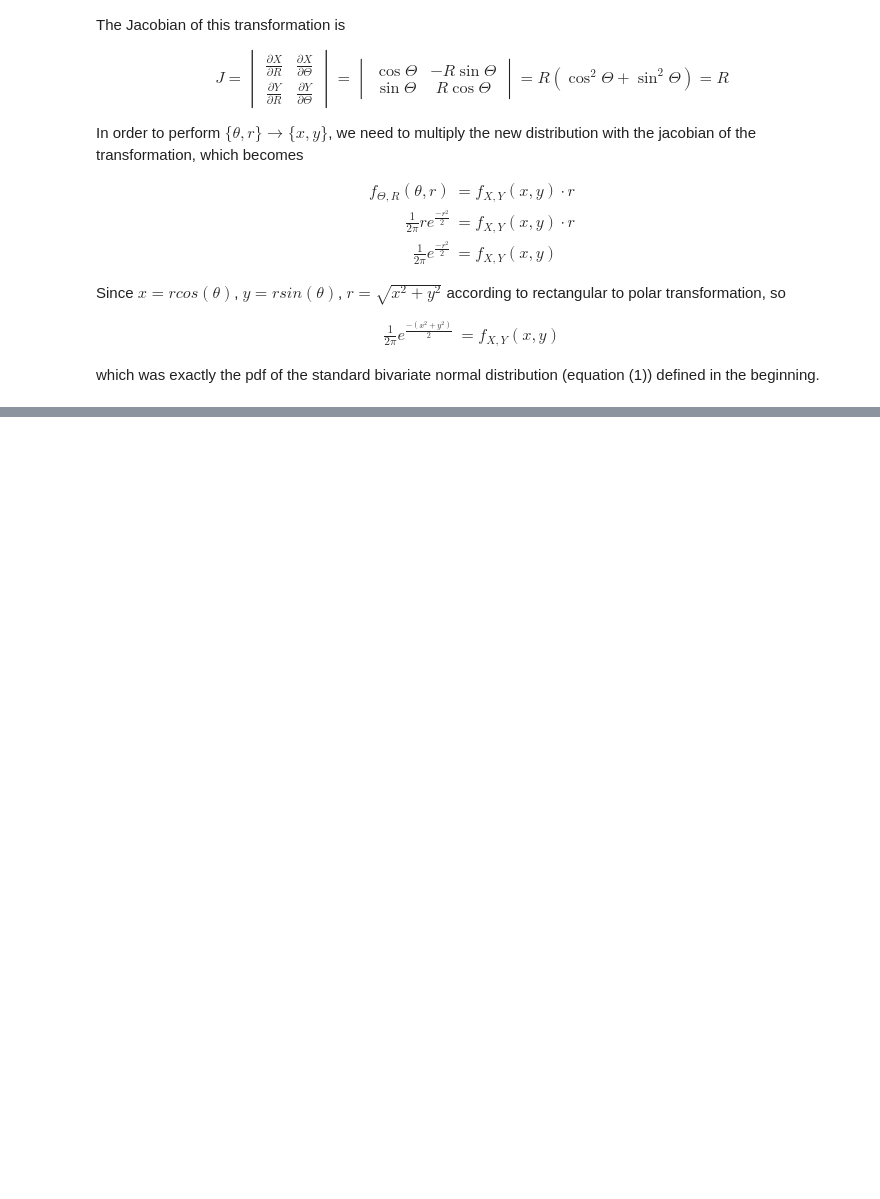
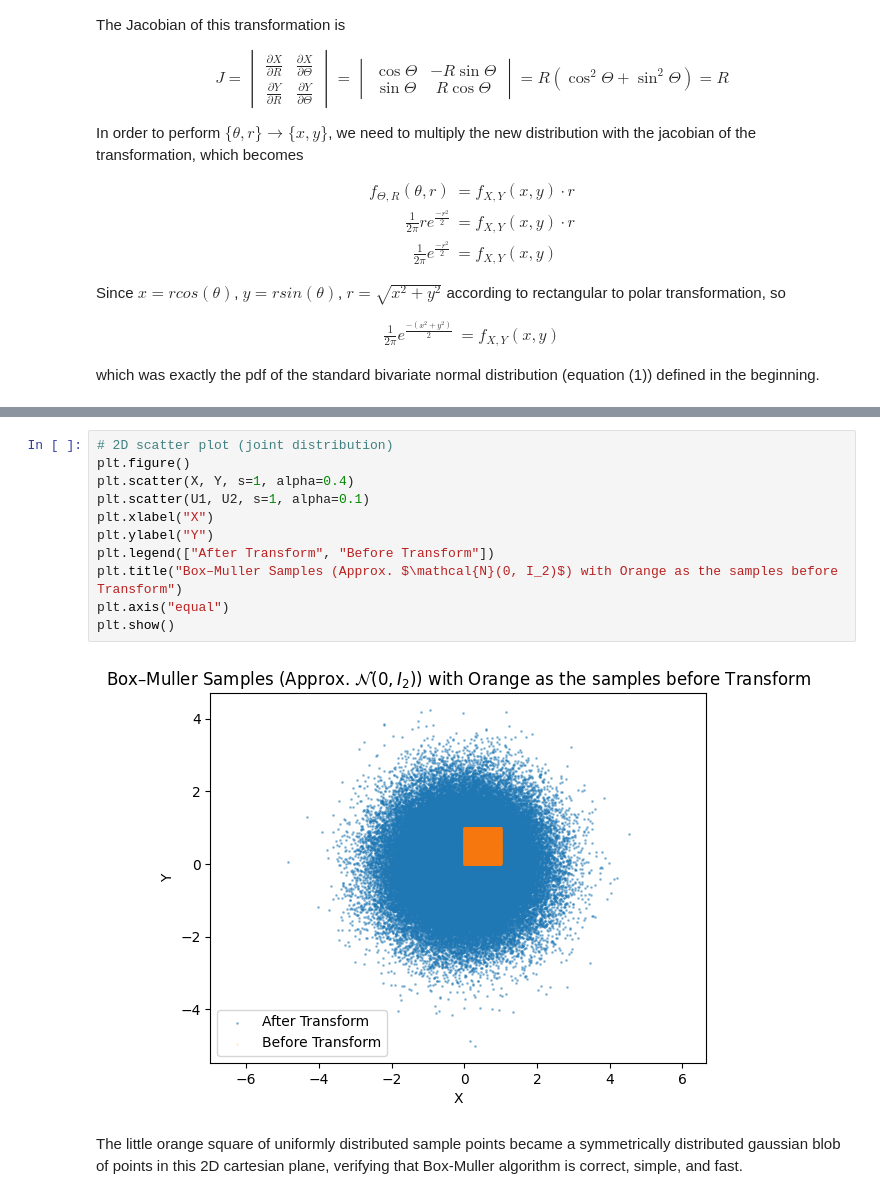
Before and after one commit to yankunm/DeepLearning, a Jupyter notebook: HW1/p3.ipynb, the cells around one changed output, grey strips where cells are left out. Cells and saved outputs as stored; diff of their text form; blank space fills up the shorter version.

```diff
--- a/HW1/p3.ipynb
+++ b/HW1/p3.ipynb
@@ -186,0 +237,15 @@ which was exactly the pdf of the standard bivariate normal distribution (equatio
+# %%
+# 2D scatter plot (joint distribution)
+plt.figure()
+plt.scatter(X, Y, s=1, alpha=0.4)
+plt.scatter(U1, U2, s=1, alpha=0.1)
+plt.xlabel("X")
+plt.ylabel("Y")
+plt.legend(["After Transform", "Before Transform"])
+plt.title("Box–Muller Samples (Approx. $\mathcal{N}(0, I_2)$) with Orange as the samples before Transform")
+plt.axis("equal")
+plt.show()
+# %% [output]
+[figure, added]
+# %% [markdown]
+The little orange square of uniformly distributed sample points became a symmetrically distributed gaussian blob of points in this 2D cartesian plane, verifying that Box-Muller algorithm is correct, simple, and fast.
```
Also changed, not shown: parts of 7 cells of this notebook, 5 other files.
